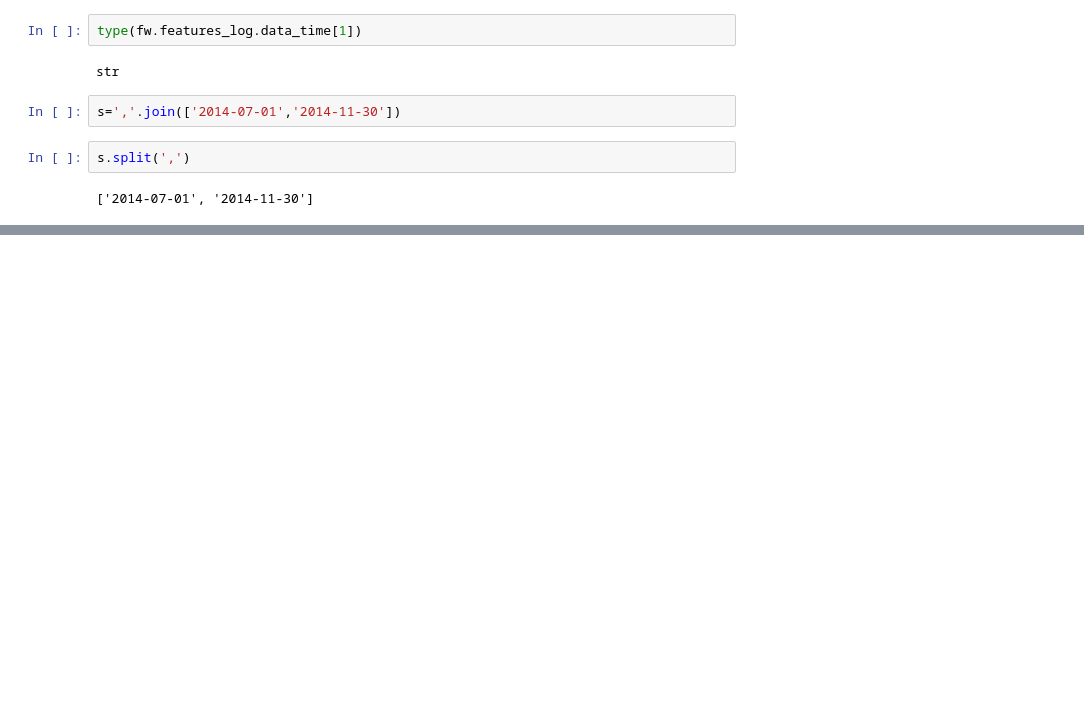
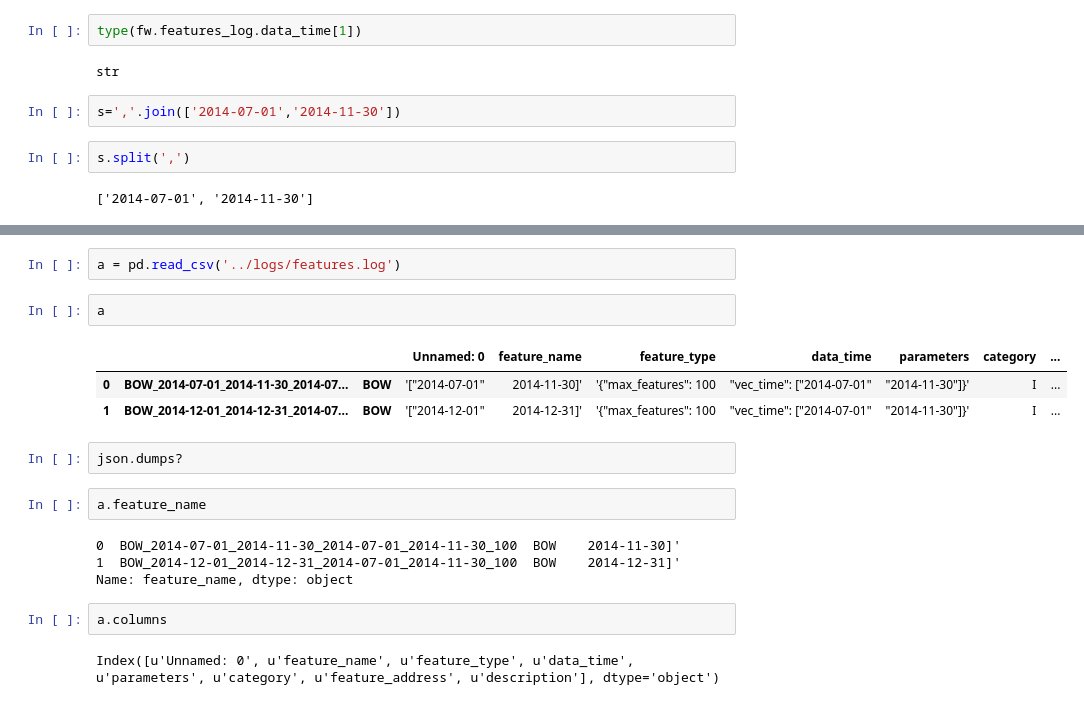
Before and after one commit to JeremyLi28/Data-pipeline-for-Sina-Weibo-Interaction-prediction, a Jupyter notebook: notebooks/tmp.ipynb, the cells around one changed output, grey strips where cells are left out. Cells and saved outputs as stored; diff of their text form; blank space fills up the shorter version.

```diff
--- a/notebooks/tmp.ipynb
+++ b/notebooks/tmp.ipynb
@@ -136,0 +162,20 @@ s.split(',')
+# %%
+a = pd.read_csv('../logs/features.log')
+# %%
+a
+# %% [output]
+|  |  |  | Unnamed: 0 | feature_name | feature_type | data_time | parameters | category | ... |
+| 0 | BOW_2014-07-01_2014-11-30_2014-07... | BOW | '["2014-07-01" | 2014-11-30]' | '{"max_features": 100 | "vec_time": ["2014-07-01" | "2014-11-30"]}' | I | ... |
+| 1 | BOW_2014-12-01_2014-12-31_2014-07... | BOW | '["2014-12-01" | 2014-12-31]' | '{"max_features": 100 | "vec_time": ["2014-07-01" | "2014-11-30"]}' | I | ... |
+# %%
+json.dumps?
+# %%
+a.feature_name
+# %% [output]
+0  BOW_2014-07-01_2014-11-30_2014-07-01_2014-11-30_100  BOW    2014-11-30]'
+1  BOW_2014-12-01_2014-12-31_2014-07-01_2014-11-30_100  BOW    2014-12-31]'
+Name: feature_name, dtype: object
+# %%
+a.columns
+# %% [output]
+Index([u'Unnamed: 0', u'feature_name', u'feature_type', u'data_time', u'parameters', u'category', u'feature_address', u'description'], dtype='object')
```
Also changed, not shown: parts of 53 cells of this notebook, 25 other files.
